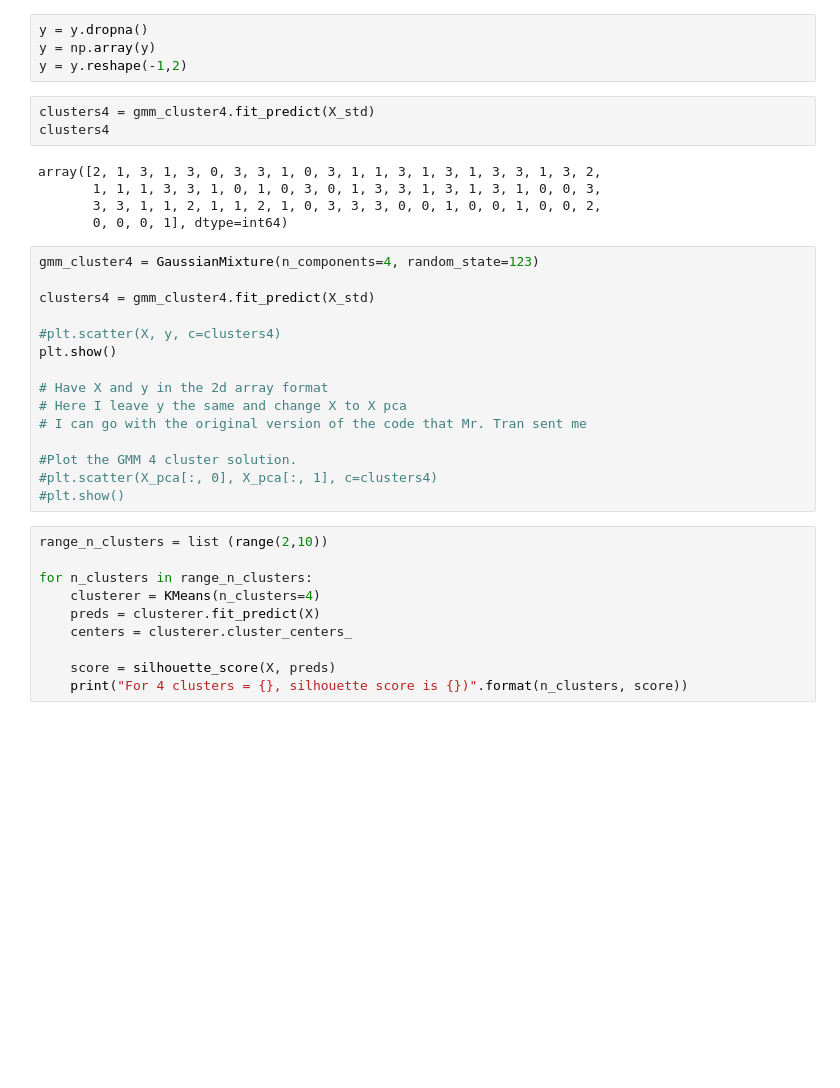
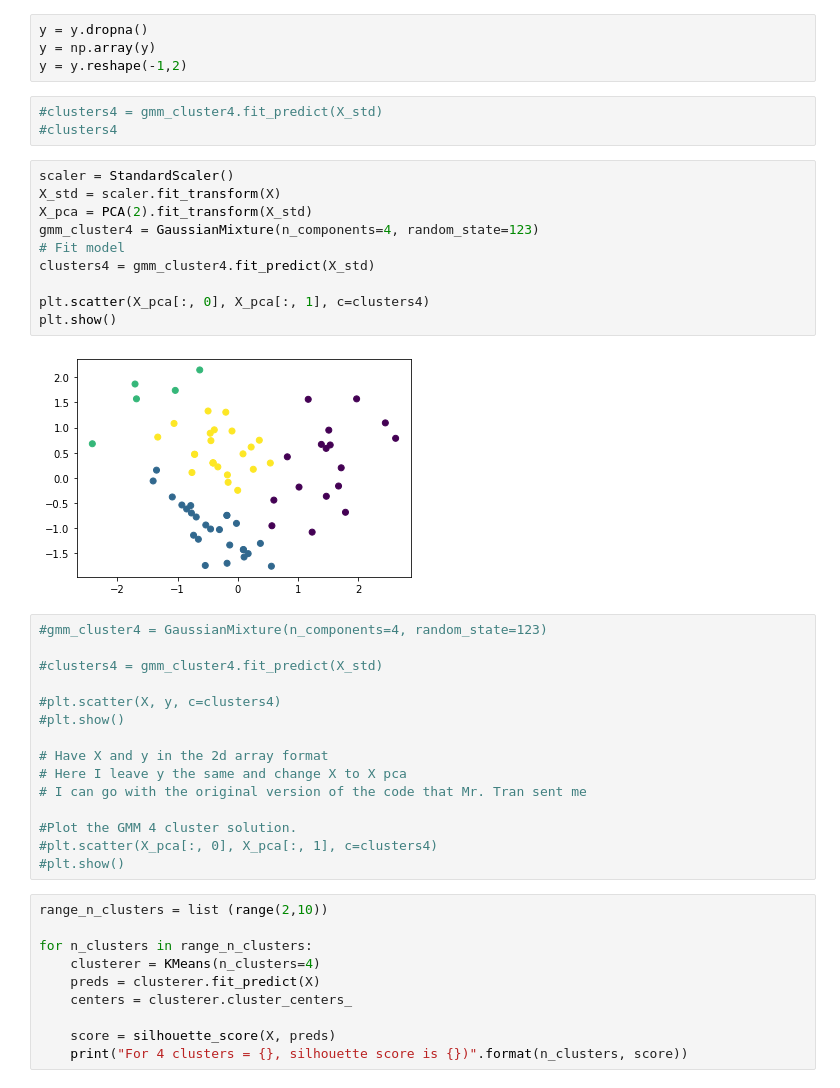
Before and after one commit to Avalon1000/Thinkful, a Jupyter notebook: Module 32.10.ipynb, the cells around one changed output. Saved outputs shown, nothing was run; the diff lists cells and outputs as text; blank space fills up the shorter version.

```diff
--- a/Module 32.10.ipynb
+++ b/Module 32.10.ipynb
@@ -356,20 +356,27 @@ y = y.dropna()
 y = np.array(y)
 y = y.reshape(-1,2)
 # %%
-clusters4 = gmm_cluster4.fit_predict(X_std)
-clusters4
+#clusters4 = gmm_cluster4.fit_predict(X_std)
+#clusters4
-# %% [output]
-array([2, 1, 3, 1, 3, 0, 3, 3, 1, 0, 3, 1, 1, 3, 1, 3, 1, 3, 3, 1, 3, 2,
-       1, 1, 1, 3, 3, 1, 0, 1, 0, 3, 0, 1, 3, 3, 1, 3, 1, 3, 1, 0, 0, 3,
-       3, 3, 1, 1, 2, 1, 1, 2, 1, 0, 3, 3, 3, 0, 0, 1, 0, 0, 1, 0, 0, 2,
-       0, 0, 0, 1], dtype=int64)
+# %%
+scaler = StandardScaler()
+X_std = scaler.fit_transform(X)
+X_pca = PCA(2).fit_transform(X_std)
+gmm_cluster4 = GaussianMixture(n_components=4, random_state=123)
+# Fit model
+clusters4 = gmm_cluster4.fit_predict(X_std)
+
+plt.scatter(X_pca[:, 0], X_pca[:, 1], c=clusters4)
+plt.show()
+# %% [output]
+[figure, added]
 # %%
-gmm_cluster4 = GaussianMixture(n_components=4, random_state=123)
+#gmm_cluster4 = GaussianMixture(n_components=4, random_state=123)
 
-clusters4 = gmm_cluster4.fit_predict(X_std)
+#clusters4 = gmm_cluster4.fit_predict(X_std)
 
 #plt.scatter(X, y, c=clusters4)
-plt.show()
+#plt.show()
 
 # Have X and y in the 2d array format
 # Here I leave y the same and change X to X pca
```
